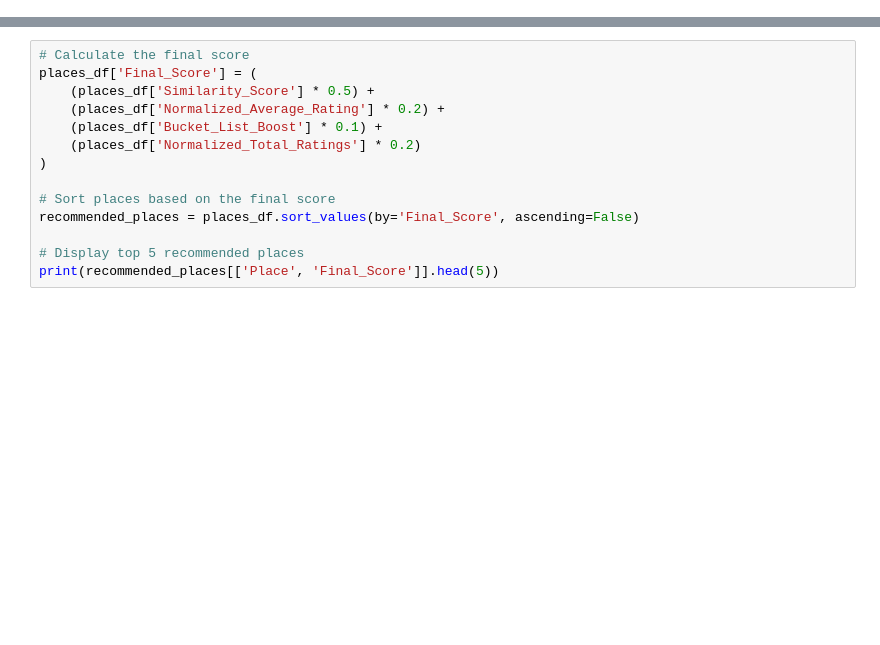
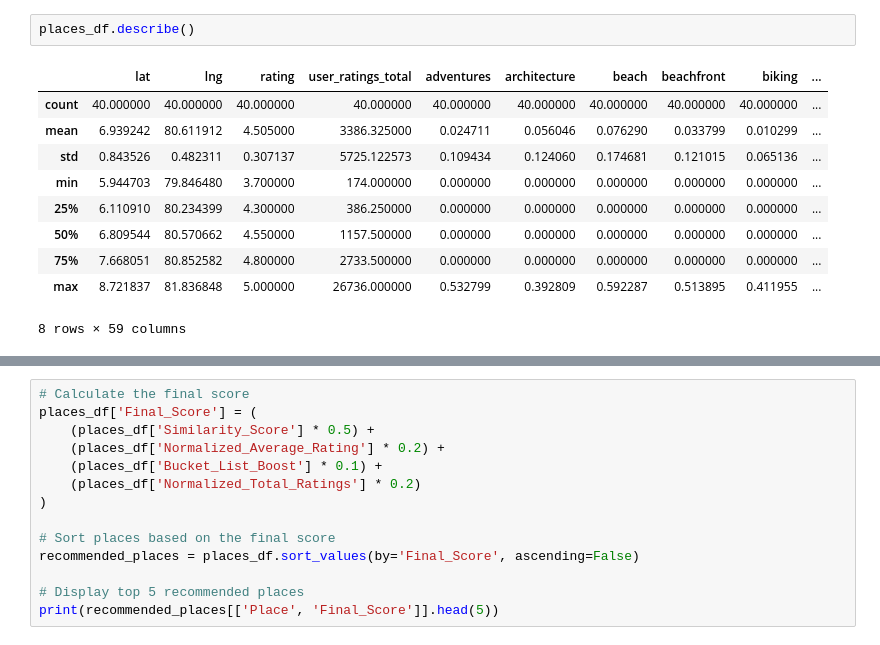
Before and after one commit to ywchanna2001/RootCode_Datathon, a Jupyter notebook: ContentBasedFiltering.ipynb, the cells around one changed output, grey strips where cells are left out. Saved outputs shown, nothing was run; the diff lists cells and outputs as text; blank space fills up the shorter version.

```diff
--- a/ContentBasedFiltering.ipynb
+++ b/ContentBasedFiltering.ipynb
@@ -24 +85,14 @@ print(places_df)
+# %%
+places_df.describe()
+# %% [output]
+|  | lat | lng | rating | user_ratings_total | adventures | architecture | beach | beachfront | biking | ... |
+| count | 40.000000 | 40.000000 | 40.000000 | 40.000000 | 40.000000 | 40.000000 | 40.000000 | 40.000000 | 40.000000 | ... |
+| mean | 6.939242 | 80.611912 | 4.505000 | 3386.325000 | 0.024711 | 0.056046 | 0.076290 | 0.033799 | 0.010299 | ... |
+| std | 0.843526 | 0.482311 | 0.307137 | 5725.122573 | 0.109434 | 0.124060 | 0.174681 | 0.121015 | 0.065136 | ... |
+| min | 5.944703 | 79.846480 | 3.700000 | 174.000000 | 0.000000 | 0.000000 | 0.000000 | 0.000000 | 0.000000 | ... |
+| 25% | 6.110910 | 80.234399 | 4.300000 | 386.250000 | 0.000000 | 0.000000 | 0.000000 | 0.000000 | 0.000000 | ... |
+| 50% | 6.809544 | 80.570662 | 4.550000 | 1157.500000 | 0.000000 | 0.000000 | 0.000000 | 0.000000 | 0.000000 | ... |
+| 75% | 7.668051 | 80.852582 | 4.800000 | 2733.500000 | 0.000000 | 0.000000 | 0.000000 | 0.000000 | 0.000000 | ... |
+| max | 8.721837 | 81.836848 | 5.000000 | 26736.000000 | 0.532799 | 0.392809 | 0.592287 | 0.513895 | 0.411955 | ... |
+8 rows × 59 columns
 # %%
```
Also changed, not shown: parts of 10 cells of this notebook, 1 other file.
